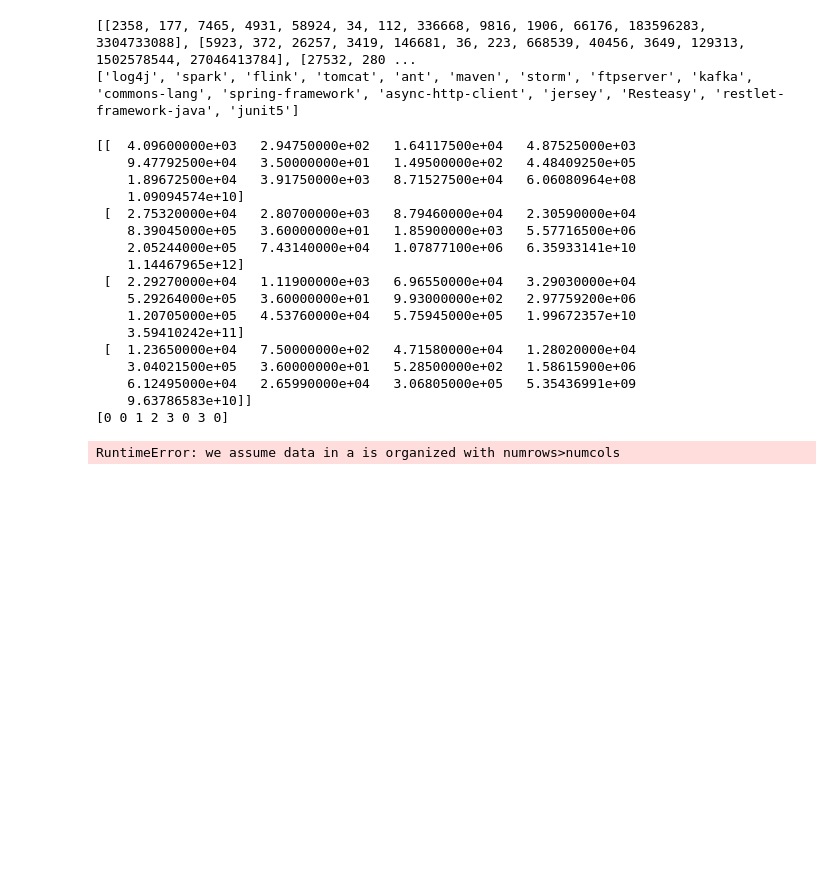
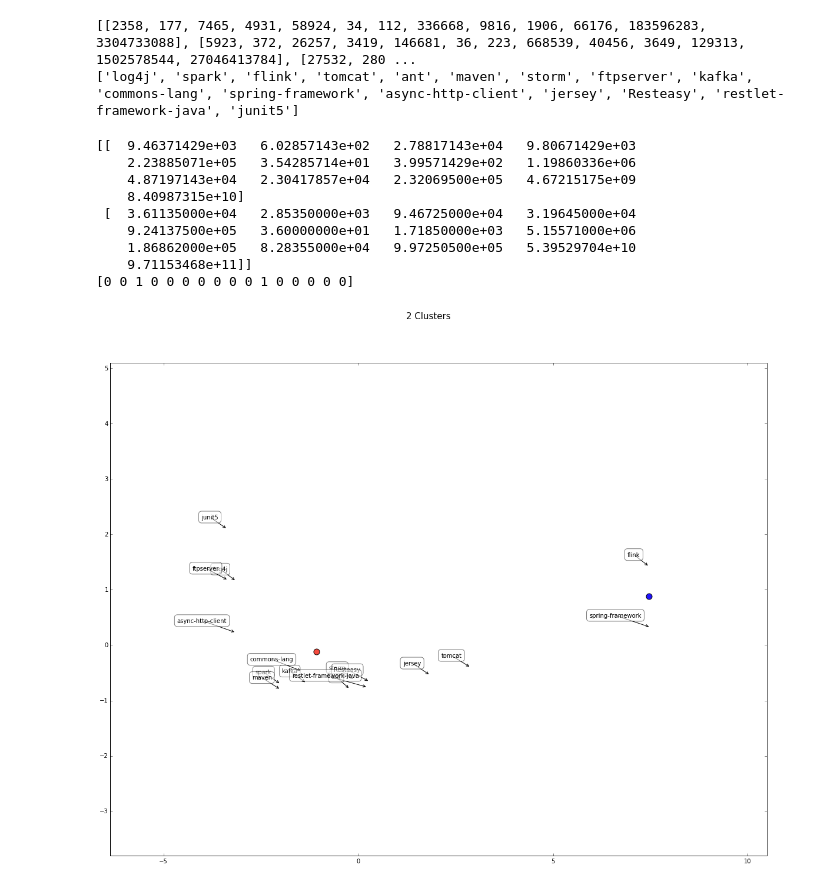
Before and after one commit to ppossemiers/analyzer, a Jupyter notebook: analyzer.ipynb, the cells around one changed output. Drawn from its saved outputs; the diff is of its cells as text; code cells hidden in the pictures; blank space fills up the shorter version.

Commit message:
Added labels to scatter plot

```diff
--- a/analyzer.ipynb
+++ b/analyzer.ipynb
@@ -411,10 +411,6 @@ print rows
 # %% [output]
 [[2358, 177, 7465, 4931, 58924, 34, 112, 336668, 9816, 1906, 66176, 183596283, 3304733088], [5923, 372, 26257, 3419, 146681, 36, 223, 668539, 40456, 3649, 129313, 1502578544, 27046413784], [27532, 280 ...
 # %%
-repositories = [('apache', 'log4j'), ('apache', 'spark'), ('apache', 'flink'), ('apache', 'tomcat'), \
-                ('apache', 'ant'), ('apache', 'maven'), ('apache', 'storm'), ('apache', 'ftpserver')]
-names = [x[1] for x in repositories]
-
 rows = [[2358, 177, 7465, 4931, 58924, 34, 112, 336668, 9816, 1906, 66176, 183596283, 3304733088], [5923, 372, 26257, 3419, 146681, 36, 223, 668539, 40456, 3649, 129313, 1502578544, 27046413784], [27532, 2807, 87946, 23059, 839045, 36, 1859, 5577165, 205244, 74314, 1078771, 63593314070, 1144679653260], [22927, 1119, 69655, 32903, 529264, 36, 993, 2977592, 120705, 45376, 575945, 19967235687, 359410242360], [11318, 667, 36140, 21809, 271178, 36, 546, 1638882, 46592, 28949, 317003, 4242155008, 76358790144], [6206, 413, 27829, 8632, 131472, 36, 197, 591047, 20917, 7272, 114324, 686829450, 12362930099], [13412, 833, 58176, 3795, 336865, 36, 511, 1533436, 75907, 24249, 296607, 6466584803, 116398526452], [1897, 217, 4096, 2519, 42040, 34, 66, 197383, 4680, 2843, 38798, 51319580, 923752440]]
 # %%
 repositories = [('apache', 'kafka'), ('apache', 'commons-lang'), ('spring-projects', 'spring-framework'), \
@@ -429,10 +425,10 @@ print names
 ['log4j', 'spark', 'flink', 'tomcat', 'ant', 'maven', 'storm', 'ftpserver', 'kafka', 'commons-lang', 'spring-framework', 'async-http-client', 'jersey', 'Resteasy', 'restlet-framework-java', 'junit5']
 # %%
 # Apply clustering algorithm
-
+NR_CLUSTERS = 2
 arr = np.array(rows)
 
-kmeans = KMeans(n_clusters=4)
+kmeans = KMeans(n_clusters=NR_CLUSTERS)
 kmeans.fit(arr)
 
 centroids = kmeans.cluster_centers_
@@ -441,28 +437,20 @@ labels = kmeans.labels_
 print(centroids)
 print(labels)
 # %% [output]
-[[  4.09600000e+03   2.94750000e+02   1.64117500e+04   4.87525000e+03
-    9.47792500e+04   3.50000000e+01   1.49500000e+02   4.48409250e+05
-    1.89672500e+04   3.91750000e+03   8.71527500e+04   6.06080964e+08
-    1.09094574e+10]
- [  2.75320000e+04   2.80700000e+03   8.79460000e+04   2.30590000e+04
-    8.39045000e+05   3.60000000e+01   1.85900000e+03   5.57716500e+06
-    2.05244000e+05   7.43140000e+04   1.07877100e+06   6.35933141e+10
-    1.14467965e+12]
- [  2.29270000e+04   1.11900000e+03   6.96550000e+04   3.29030000e+04
-    5.29264000e+05   3.60000000e+01   9.93000000e+02   2.97759200e+06
-    1.20705000e+05   4.53760000e+04   5.75945000e+05   1.99672357e+10
-    3.59410242e+11]
- [  1.23650000e+04   7.50000000e+02   4.71580000e+04   1.28020000e+04
-    3.04021500e+05   3.60000000e+01   5.28500000e+02   1.58615900e+06
-    6.12495000e+04   2.65990000e+04   3.06805000e+05   5.35436991e+09
-    9.63786583e+10]]
-[0 0 1 2 3 0 3 0]
+[[  9.46371429e+03   6.02857143e+02   2.78817143e+04   9.80671429e+03
+    2.23885071e+05   3.54285714e+01   3.99571429e+02   1.19860336e+06
+    4.87197143e+04   2.30417857e+04   2.32069500e+05   4.67215175e+09
+    8.40987315e+10]
+ [  3.61135000e+04   2.85350000e+03   9.46725000e+04   3.19645000e+04
+    9.24137500e+05   3.60000000e+01   1.71850000e+03   5.15571000e+06
+    1.86862000e+05   8.28355000e+04   9.97250500e+05   5.39529704e+10
+    9.71153468e+11]]
+[0 0 1 0 0 0 0 0 0 0 1 0 0 0 0 0]
 # %%
 def get_colors(num_colors):
     colors = []
     random_colors = []
-    # generate 256 different colors and choose num_clors randomly
+    # generate 256 different colors and choose num_colors randomly
     for i in np.arange(0., 360., 360. / 256.):
         hue = i / 360.
         lightness = (50 + np.random.rand() * 10) / 100.
@@ -481,31 +469,42 @@ def random_centroid_selector(total_clusters , clusters_plotted):
 
     return random_list
 
-def plot_cluster(kmeansdata, centroid_list, label_list, num_cluster):
+def plot_cluster(kmeansdata, centroid_list, names, num_cluster, title):
     mlab_pca = mlabPCA(kmeansdata)
     cutoff = mlab_pca.fracs[1]
     users_2d = mlab_pca.project(kmeansdata, minfrac=cutoff)
     centroids_2d = mlab_pca.project(centroid_list, minfrac=cutoff)
 
+    colors = get_colors(num_cluster)
+    # make plot
+    fig = plt.figure(figsize=(20, 15))
+    fig.suptitle(title, fontsize=15)
+    ax = fig.add_subplot(111)
 
-    colors = get_colors(num_cluster)
-    plt.figure()
     plt.xlim([users_2d[:, 0].min() - 3, users_2d[:, 0].max() + 3])
     plt.ylim([users_2d[:, 1].min() - 3, users_2d[:, 1].max() + 3])
 
-    random_list = random_centroid_selector(num_cluster , 50)
+    random_list = random_centroid_selector(num_cluster, 50)
 
     for i, position in enumerate(centroids_2d):
         if i in random_list:
-            plt.scatter(centroids_2d[i, 0], centroids_2d[i, 1], marker='o', c=colors[i], s=100)
+            ax.scatter(centroids_2d[i, 0], centroids_2d[i, 1], marker='o', c=colors[i], s=100)
 
+    for i, position in enumerate(names):
+        if position in random_list:
+            ax.scatter(users_2d[i, 0], users_2d[i, 1], marker='+', c=colors[position])
 
-    for i, position in enumerate(label_list):
-        if position in random_list:
-            plt.scatter(users_2d[i, 0], users_2d[i, 1] , marker='+' , c=colors[position])
+    for label, x, y in zip(names, users_2d[:, 0], users_2d[:, 1]):
+        ax.annotate(
+            label,
+            xy = (x, y), xytext=(-15, 15),
+            textcoords = 'offset points', ha='right', va='bottom',
+            bbox = dict(boxstyle='round,pad=0.5', fc='white', alpha=0.5),
+            arrowprops = dict(arrowstyle = '->', connectionstyle='arc3,rad=0'))
 
+    plt.show()
     pass
 # %%
-plot_cluster(arr, centroids, labels, 4)
+plot_cluster(arr, centroids, names, NR_CLUSTERS, str(NR_CLUSTERS) + ' Clusters')
 # %% [output]
-RuntimeError: we assume data in a is organized with numrows>numcols
+[figure, added]
```
